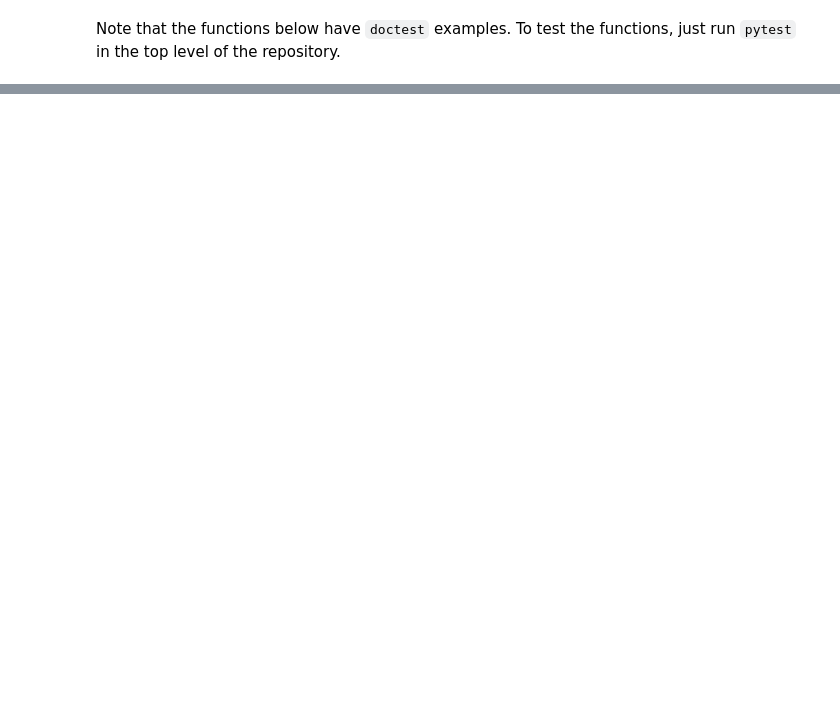
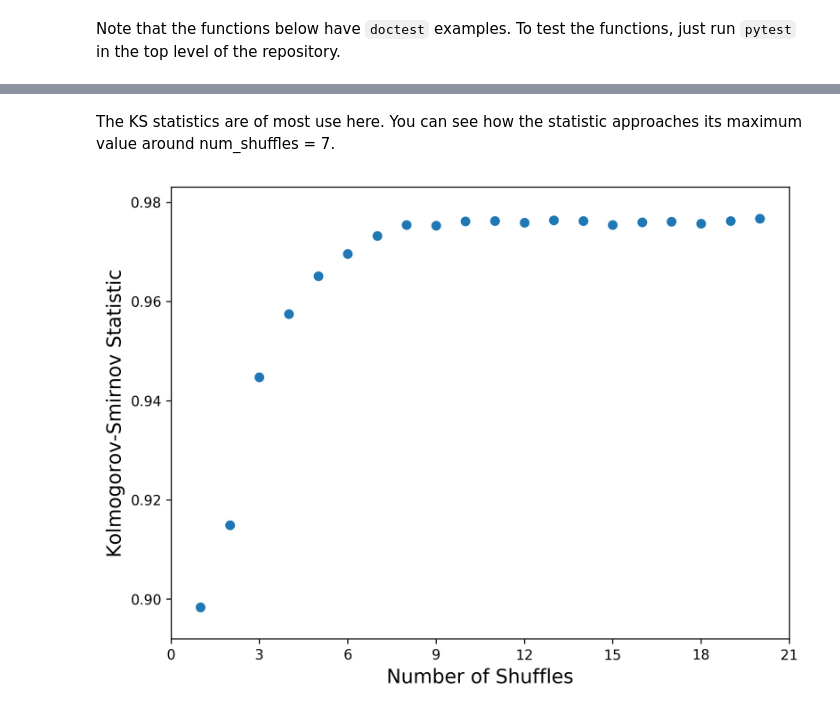
Before and after one commit to proinsias/gilbert-shannon-reeds, a Jupyter notebook: Gilbert-Shannon-Reeds.ipynb, the cells around one changed output, grey strips where cells are left out. Drawn from its saved outputs; the diff is of its cells as text; code cells hidden in the pictures; blank space fills up the shorter version.

```diff
--- a/Gilbert-Shannon-Reeds.ipynb
+++ b/Gilbert-Shannon-Reeds.ipynb
@@ -122,0 +155,12 @@ def shuffle(deck: list, seed: int=None, ) -> list:
+# %%
+num_cards = 52
+max_num_shuffles = 20
+num_decks = 10000
+
+# Shuffling the cards using a uniform probability
+# distribution results in the same expected frequency
+# for each card in each deck position.
+uniform_rel_freqs = np.full(
+    shape=[num_cards, num_cards],
+    fill_value=1./num_cards,
+)
@@ -122,0 +217,24 @@ def shuffle(deck: list, seed: int=None, ) -> list:
+# %%
+# Now run the experiment using all our CPUs!
+
+with mp.Pool(mp.cpu_count() - 2) as p:
+    results = p.map(calculate_differences, range(1, max_num_shuffles+1))
+    results = np.array(results)
+# %%
+sums_squared = results[:, 0]
+entropies = results[:, 1]
+kstests = results[:, 2]
+# %% [markdown]
+The KS statistics are of most use here. You can see how the statistic approaches its maximum value around num_shuffles = 7.
+# %%
+fs = 14
+# %%
+fig, ax = plt.subplots(figsize=(8, 6), dpi=300)
+ax.scatter(range(1, max_num_shuffles + 1), kstests, );
+ax.xaxis.set_major_locator(matplotlib.ticker.MaxNLocator(integer=True))
+ax.set_xlabel('Number of Shuffles', fontsize=fs, )
+ax.set_ylabel('Kolmogorov-Smirnov Statistic', fontsize=fs, )
+ax.set_xlim([0, max_num_shuffles + 1])
+plt.show();
+# %% [output]
+[figure, added]
```
Also changed, not shown: parts of 14 cells of this notebook, 4 other files.
